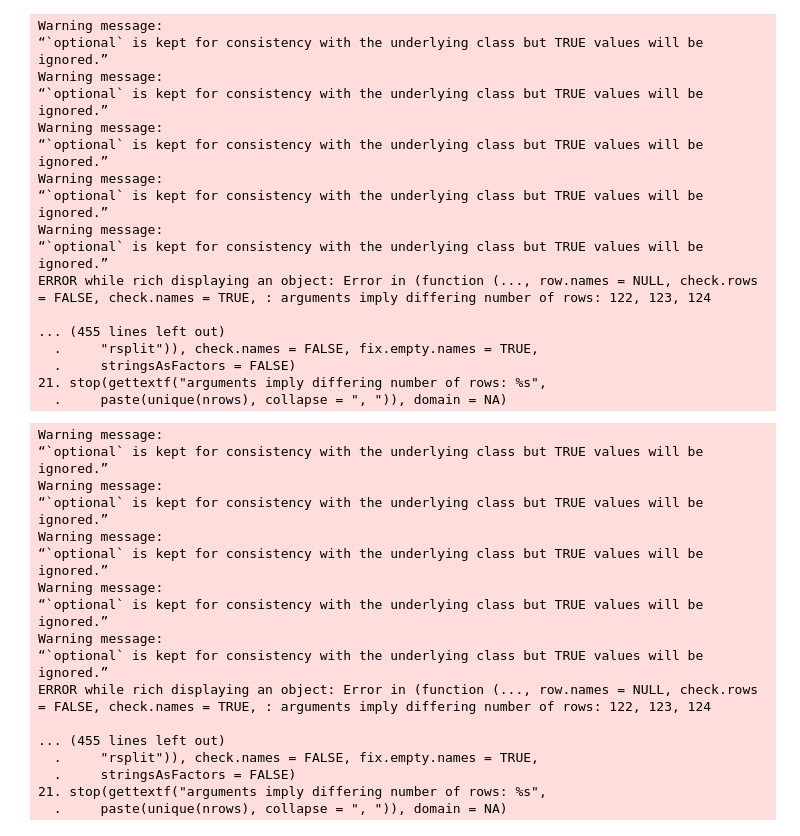
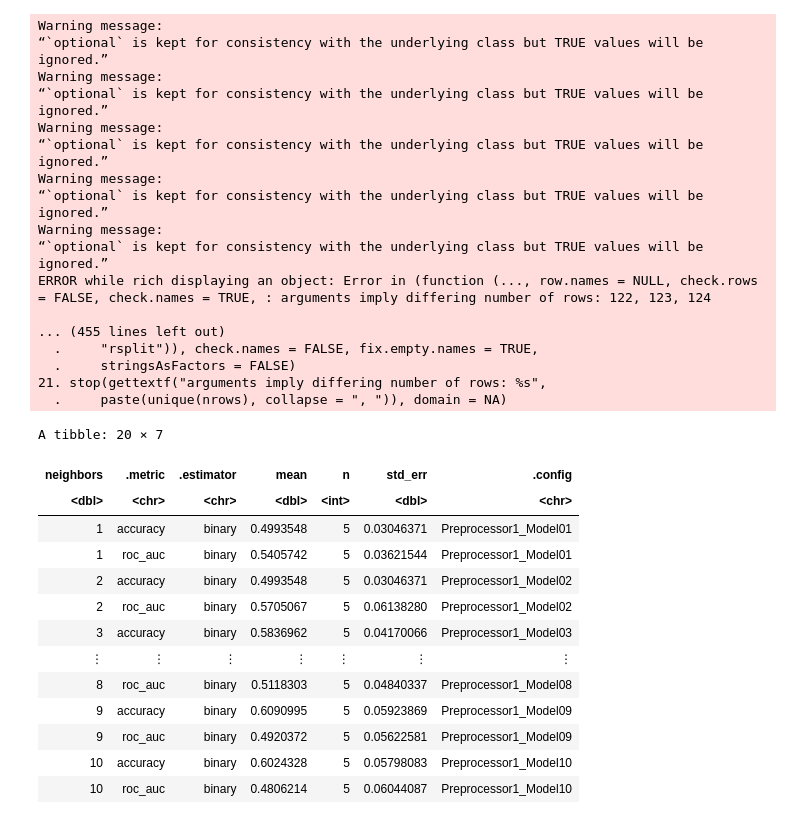
Before and after one commit to haileynelson05/dsci-minecraft-project, a Jupyter notebook: Minecraftproject.ipynb, the cells around one changed output. Cells and saved outputs as stored; diff of their text form; code cells hidden in the pictures.

```diff
--- a/Minecraftproject.ipynb
+++ b/Minecraftproject.ipynb
@@ -227,26 +227,26 @@ ERROR while rich displaying an object: Error in (function (..., row.names = NULL
 21. stop(gettextf("arguments imply differing number of rows: %s",
   .     paste(unique(nrows), collapse = ", ")), domain = NA)
 # %%
+k_vals <- tibble(neighbors = seq(from = 1, to = 10, by = 1))
+
 subscribe_resample_fit<-workflow()|>
 add_recipe(subscribe_recipe)|>
 add_model(subscribe_spec)|>
-tune_grid(resamples=subscribe_vfold)
+tune_grid(resamples=subscribe_vfold, grid=k_vals)|>
+collect_metrics()
 subscribe_resample_fit
 # %% [output]
-Warning message:
-“`optional` is kept for consistency with the underlying class but TRUE values will be ignored.”
-Warning message:
-“`optional` is kept for consistency with the underlying class but TRUE values will be ignored.”
-Warning message:
-“`optional` is kept for consistency with the underlying class but TRUE values will be ignored.”
-Warning message:
-“`optional` is kept for consistency with the underlying class but TRUE values will be ignored.”
-Warning message:
-“`optional` is kept for consistency with the underlying class but TRUE values will be ignored.”
-ERROR while rich displaying an object: Error in (function (..., row.names = NULL, check.rows = FALSE, check.names = TRUE, : arguments imply differing number of rows: 122, 123, 124
-
-... (455 lines left out)
-  .     "rsplit")), check.names = FALSE, fix.empty.names = TRUE,
-  .     stringsAsFactors = FALSE)
-21. stop(gettextf("arguments imply differing number of rows: %s",
-  .     paste(unique(nrows), collapse = ", ")), domain = NA)
+A tibble: 20 × 7
+| neighbors | .metric | .estimator | mean | n | std_err | .config |
+| <dbl> | <chr> | <chr> | <dbl> | <int> | <dbl> | <chr> |
+| 1 | accuracy | binary | 0.4993548 | 5 | 0.03046371 | Preprocessor1_Model01 |
+| 1 | roc_auc | binary | 0.5405742 | 5 | 0.03621544 | Preprocessor1_Model01 |
+| 2 | accuracy | binary | 0.4993548 | 5 | 0.03046371 | Preprocessor1_Model02 |
+| 2 | roc_auc | binary | 0.5705067 | 5 | 0.06138280 | Preprocessor1_Model02 |
+| 3 | accuracy | binary | 0.5836962 | 5 | 0.04170066 | Preprocessor1_Model03 |
+| ⋮ | ⋮ | ⋮ | ⋮ | ⋮ | ⋮ | ⋮ |
+| 8 | roc_auc | binary | 0.5118303 | 5 | 0.04840337 | Preprocessor1_Model08 |
+| 9 | accuracy | binary | 0.6090995 | 5 | 0.05923869 | Preprocessor1_Model09 |
+| 9 | roc_auc | binary | 0.4920372 | 5 | 0.05622581 | Preprocessor1_Model09 |
+| 10 | accuracy | binary | 0.6024328 | 5 | 0.05798083 | Preprocessor1_Model10 |
+| 10 | roc_auc | binary | 0.4806214 | 5 | 0.06044087 | Preprocessor1_Model10 |
```
Also changed, not shown: parts of 2 cells of this notebook.
